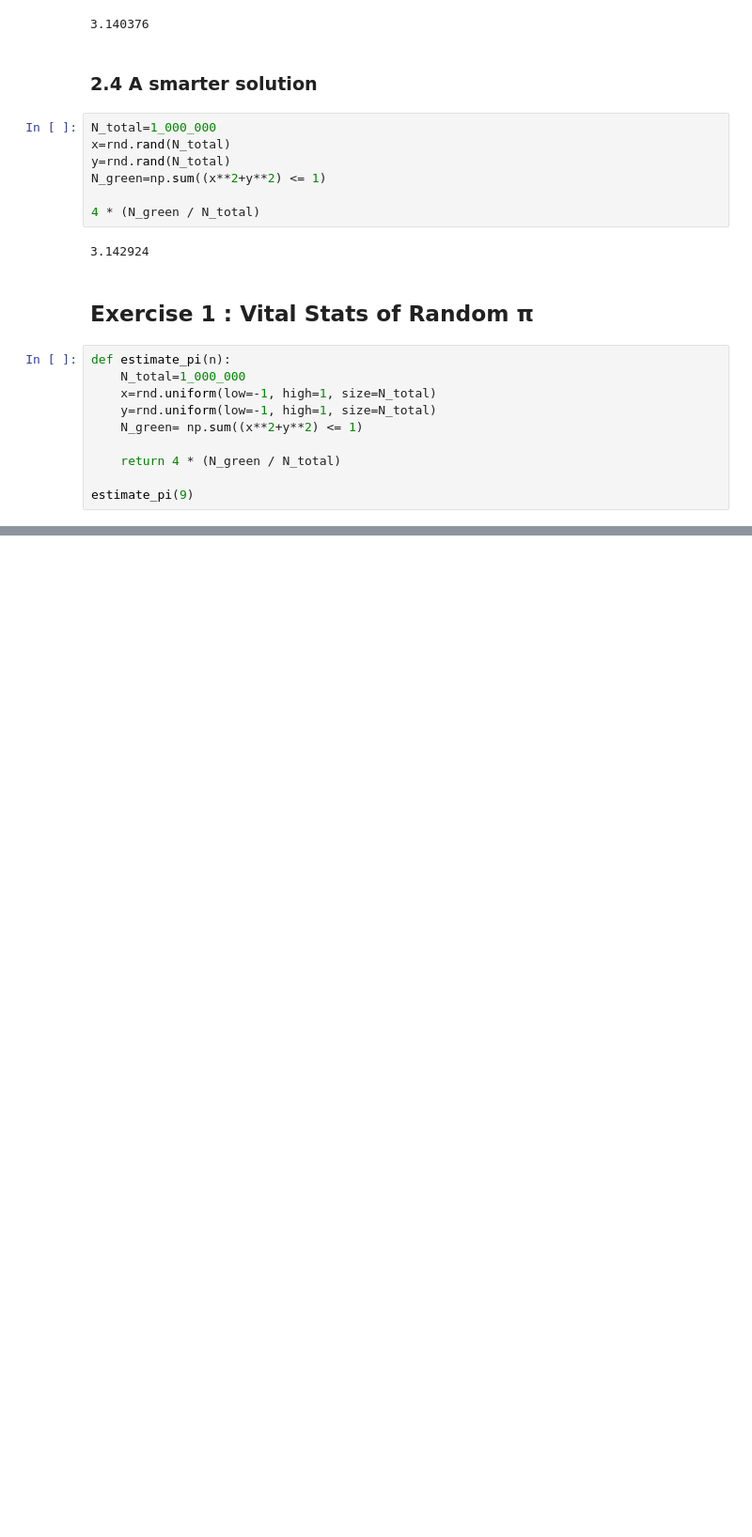
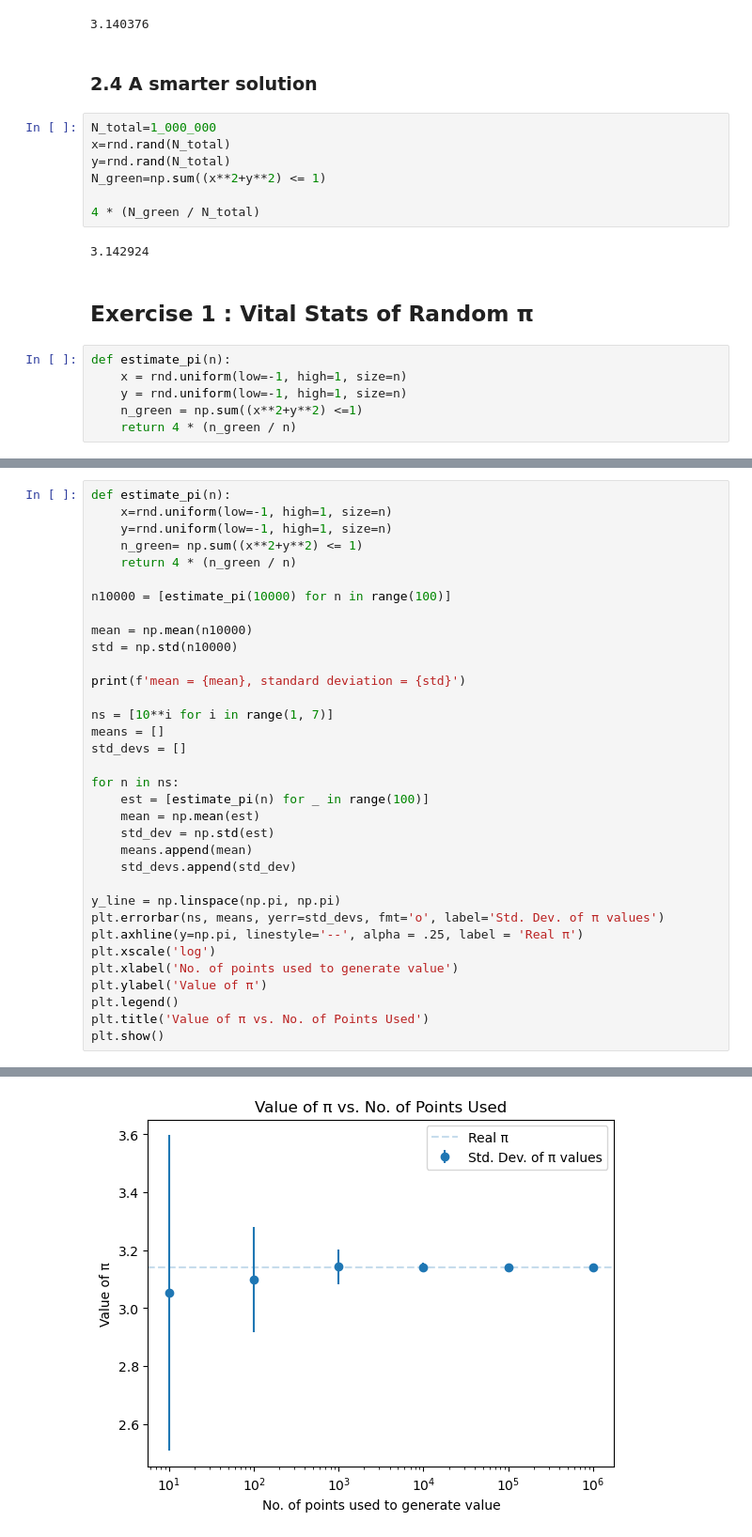
Before and after one commit to SPS-SP2273/learning-portfolio-tammilau, a Jupyter notebook: random numbers/random_numbers_(good).ipynb, the cells around one changed output, grey strips where cells are left out. Shown at 94% size. Saved outputs shown, nothing was run; the diff lists cells and outputs as text; blank space fills up the shorter version.

```diff
--- a/random numbers/random_numbers_(good).ipynb
+++ b/random numbers/random_numbers_(good).ipynb
@@ -153,11 +153,7 @@ N_green=np.sum((x**2+y**2) <= 1)
 ## Exercise 1 :  Vital Stats of Random π
 # %%
 def estimate_pi(n):
-    N_total=1_000_000
-    x=rnd.uniform(low=-1, high=1, size=N_total)
-    y=rnd.uniform(low=-1, high=1, size=N_total)
-    N_green= np.sum((x**2+y**2) <= 1)
-
-    return 4 * (N_green / N_total)
-
-estimate_pi(9)
+    x = rnd.uniform(low=-1, high=1, size=n)
+    y = rnd.uniform(low=-1, high=1, size=n)
+    n_green = np.sum((x**2+y**2) <=1)
+    return 4 * (n_green / n)
@@ -170,0 +160,35 @@ mean =
+# %%
+def estimate_pi(n):
+    x=rnd.uniform(low=-1, high=1, size=n)
+    y=rnd.uniform(low=-1, high=1, size=n)
+    n_green= np.sum((x**2+y**2) <= 1)
+    return 4 * (n_green / n)
+
+n10000 = [estimate_pi(10000) for n in range(100)]
+
+mean = np.mean(n10000)
+std = np.std(n10000)
+
+print(f'mean = {mean}, standard deviation = {std}')
+
+ns = [10**i for i in range(1, 7)]
+means = []
+std_devs = []
+
+for n in ns:
+    est = [estimate_pi(n) for _ in range(100)]
+    mean = np.mean(est)
+    std_dev = np.std(est)
+    means.append(mean)
+    std_devs.append(std_dev)
+
+y_line = np.linspace(np.pi, np.pi)
+plt.errorbar(ns, means, yerr=std_devs, fmt='o', label='Std. Dev. of π values')
+plt.axhline(y=np.pi, linestyle='--', alpha = .25, label = 'Real π')
+plt.xscale('log')
+plt.xlabel('No. of points used to generate value')
+plt.ylabel('Value of π')
+plt.legend()
+plt.title('Value of π vs. No. of Points Used')
+plt.show()
+# %% [output]
@@ -170,0 +196 @@ mean =
+[figure, added]
```
Also changed, not shown: parts of 3 cells of this notebook, 1 other file.
